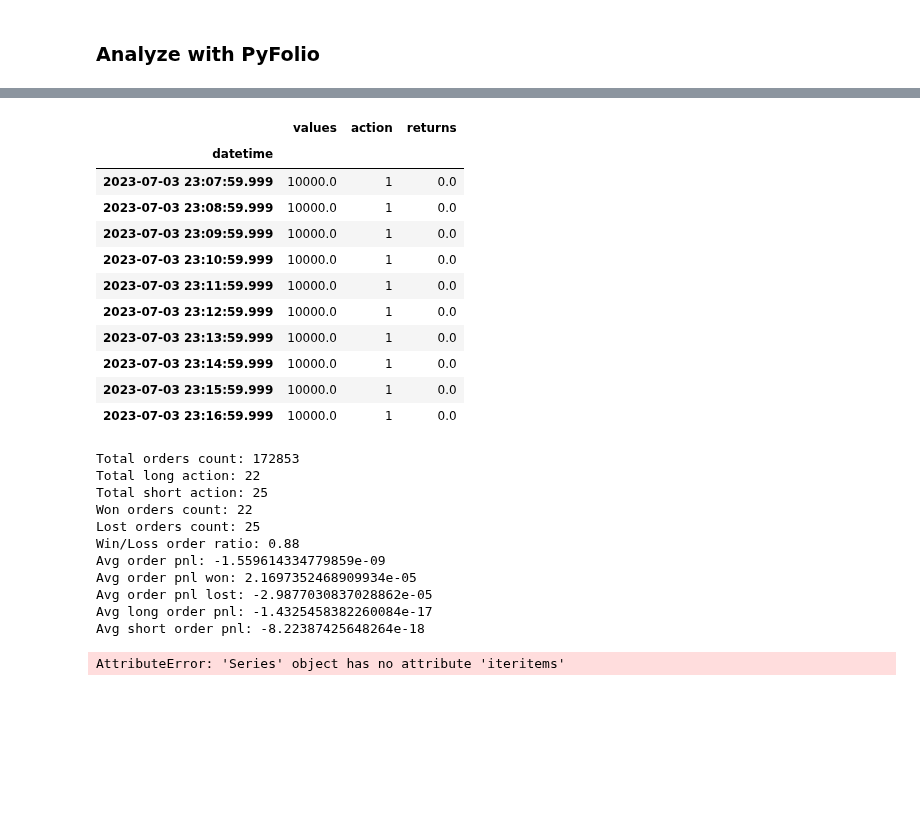
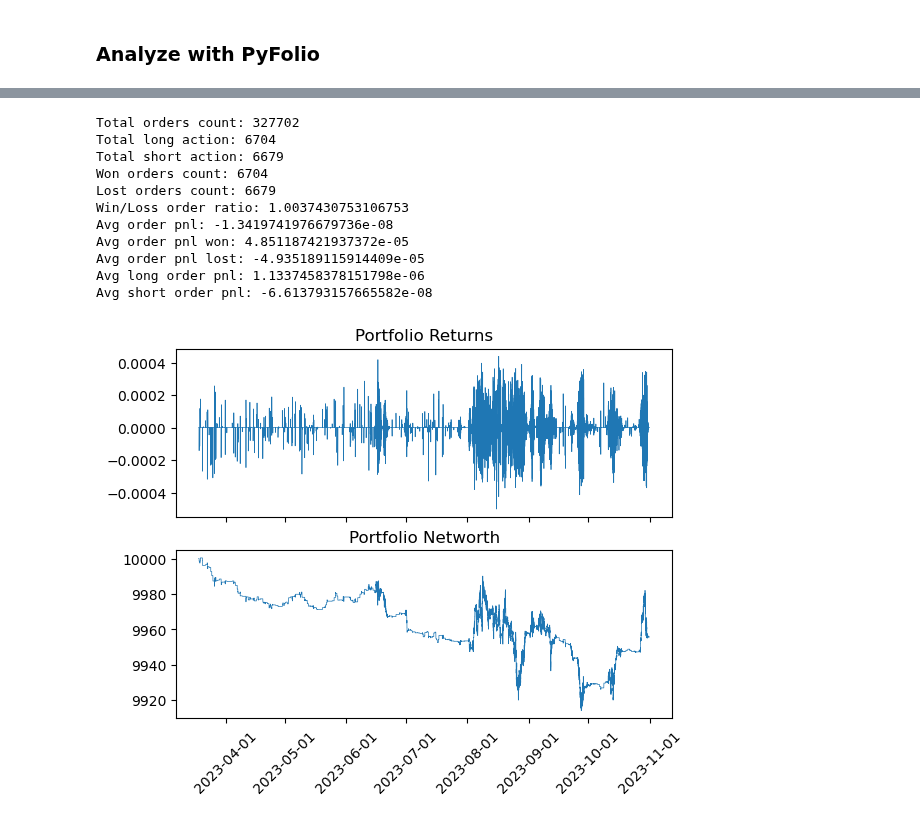
Before and after one commit to Hongshen-Yang/pair-trading-envs, a Jupyter notebook: trade_RL_restrict.ipynb, the cells around one changed output, grey strips where cells are left out. Saved outputs shown, nothing was run; the diff lists cells and outputs as text; code cells hidden in the pictures; blank space fills up the shorter version.

```diff
--- a/trade_RL_restrict.ipynb
+++ b/trade_RL_restrict.ipynb
@@ -221,20 +231,18 @@ The ending capital of networth_ppo.csv is ['2023-10-31 23:59:59.999000', '9972.5
 The best model is networth_a2c.csv
 # %%
-from utils.rlmetrics import get_return
+from utils.rlmetrics import get_return, get_metrics
 
 best_return = get_return(f'result/rl-restrict/{best_model}')
-
-best_return.head(10)
+get_metrics(best_return)
 # %% [output]
-|  | values | action | returns |
-| datetime |  |  |  |
-| 2023-07-03 23:07:59.999 | 10000.0 | 1 | 0.0 |
-| 2023-07-03 23:08:59.999 | 10000.0 | 1 | 0.0 |
-| 2023-07-03 23:09:59.999 | 10000.0 | 1 | 0.0 |
-| 2023-07-03 23:10:59.999 | 10000.0 | 1 | 0.0 |
-| 2023-07-03 23:11:59.999 | 10000.0 | 1 | 0.0 |
-| 2023-07-03 23:12:59.999 | 10000.0 | 1 | 0.0 |
-| 2023-07-03 23:13:59.999 | 10000.0 | 1 | 0.0 |
-| 2023-07-03 23:14:59.999 | 10000.0 | 1 | 0.0 |
-| 2023-07-03 23:15:59.999 | 10000.0 | 1 | 0.0 |
-| 2023-07-03 23:16:59.999 | 10000.0 | 1 | 0.0 |
+Total orders count: 327702
+Total long action: 6704
+Total short action: 6679
+Won orders count: 6704
+Lost orders count: 6679
+Win/Loss order ratio: 1.0037430753106753
+Avg order pnl: -1.3419741976679736e-08
+Avg order pnl won: 4.851187421937372e-05
+Avg order pnl lost: -4.935189115914409e-05
+Avg long order pnl: 1.1337458378151798e-06
+Avg short order pnl: -6.613793157665582e-08
@@ -243,22 +249,20 @@ best_df = pd.read_csv(f'result/rl-restrict/{best_model}', names=["datetime", "ne
-# %%
-from utils.rlmetrics import get_metrics
-
-get_metrics(best_return)
-# %% [output]
-Total orders count: 172853
-Total long action: 22
-Total short action: 25
-Won orders count: 22
-Lost orders count: 25
-Win/Loss order ratio: 0.88
-Avg order pnl: -1.559614334779859e-09
-Avg order pnl won: 2.1697352468909934e-05
-Avg order pnl lost: -2.9877030837028862e-05
-Avg long order pnl: -1.4325458382260084e-17
-Avg short order pnl: -8.22387425648264e-18
+# %%
+import matplotlib.pyplot as plt
+import matplotlib.dates as mdates
+
+fig, (ax1, ax2) = plt.subplots(2, 1, sharex=True)
+
+ax1.plot(best_return.index, best_return['returns'], linewidth=0.5)
+ax1.set_title("Portfolio Returns")
+
+ax2.plot(best_return.index, best_return['values'], linewidth=0.5)
+ax2.set_title("Portfolio Networth")
+
+ax2.set_xticklabels(ax2.get_xticks(), rotation=45)
+ax2.xaxis.set_major_formatter(mdates.DateFormatter('%Y-%m-%d'))
+# %% [output]
+[figure, added]
 # %%
-import pyfolio
+# import pyfolio
 
-pyfolio.tears.create_full_tear_sheet(best_return['returns'])
+# pyfolio.tears.create_full_tear_sheet(best_return['returns'])
-# %% [output]
-AttributeError: 'Series' object has no attribute 'iteritems'
```
Also changed, not shown: parts of 7 cells of this notebook, 23 other files.
